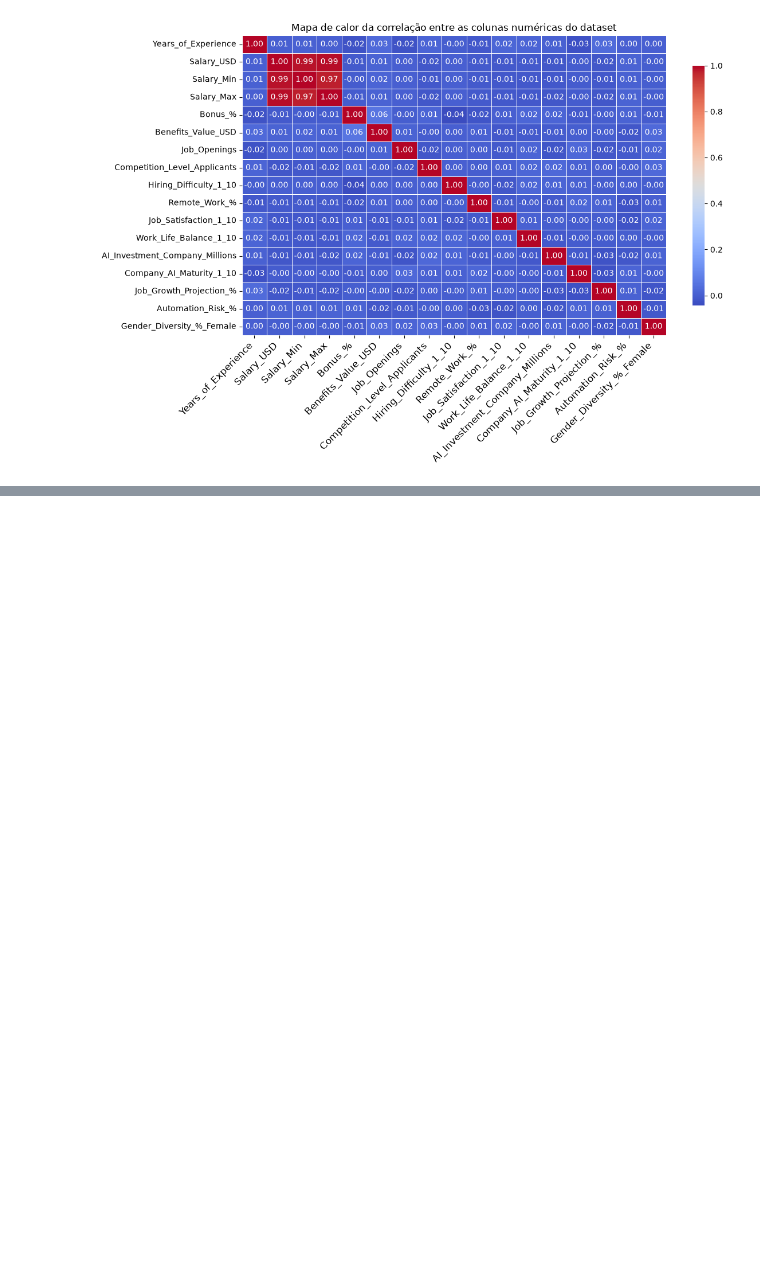
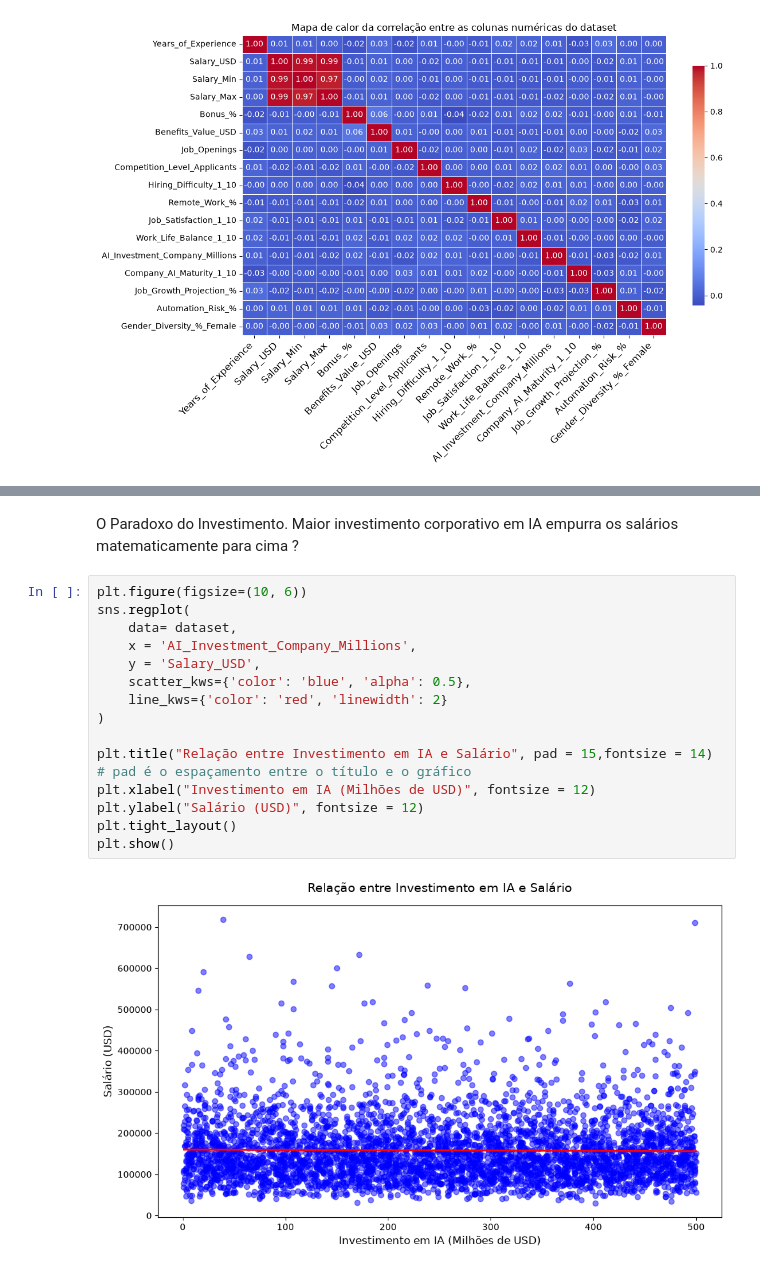
Before and after one commit to GabrielFaria1509/C11, a Jupyter notebook: Atividades/Projeto1.ipynb, the cells around one changed output, grey strips where cells are left out. Saved outputs shown, nothing was run; the diff lists cells and outputs as text; blank space fills up the shorter version.

```diff
--- a/Atividades/Projeto1.ipynb
+++ b/Atividades/Projeto1.ipynb
@@ -126,0 +158,19 @@ Gerando o mapa de calor da correlação entre as colunas numéricas do dataset..
+# %% [markdown]
+O Paradoxo do Investimento. Maior investimento corporativo em IA empurra os salários matematicamente para cima ?
+# %%
+plt.figure(figsize=(10, 6))
+sns.regplot(
+    data= dataset,
+    x = 'AI_Investment_Company_Millions',
+    y = 'Salary_USD',
+    scatter_kws={'color': 'blue', 'alpha': 0.5},
+    line_kws={'color': 'red', 'linewidth': 2}
+)
+
+plt.title("Relação entre Investimento em IA e Salário", pad = 15,fontsize = 14) # pad é o espaçamento entre o título e o gráfico
+plt.xlabel("Investimento em IA (Milhões de USD)", fontsize = 12)
+plt.ylabel("Salário (USD)", fontsize = 12)
+plt.tight_layout()
+plt.show()
+# %% [output]
+[figure, added]
```
Also changed, not shown: parts of 13 cells of this notebook.
